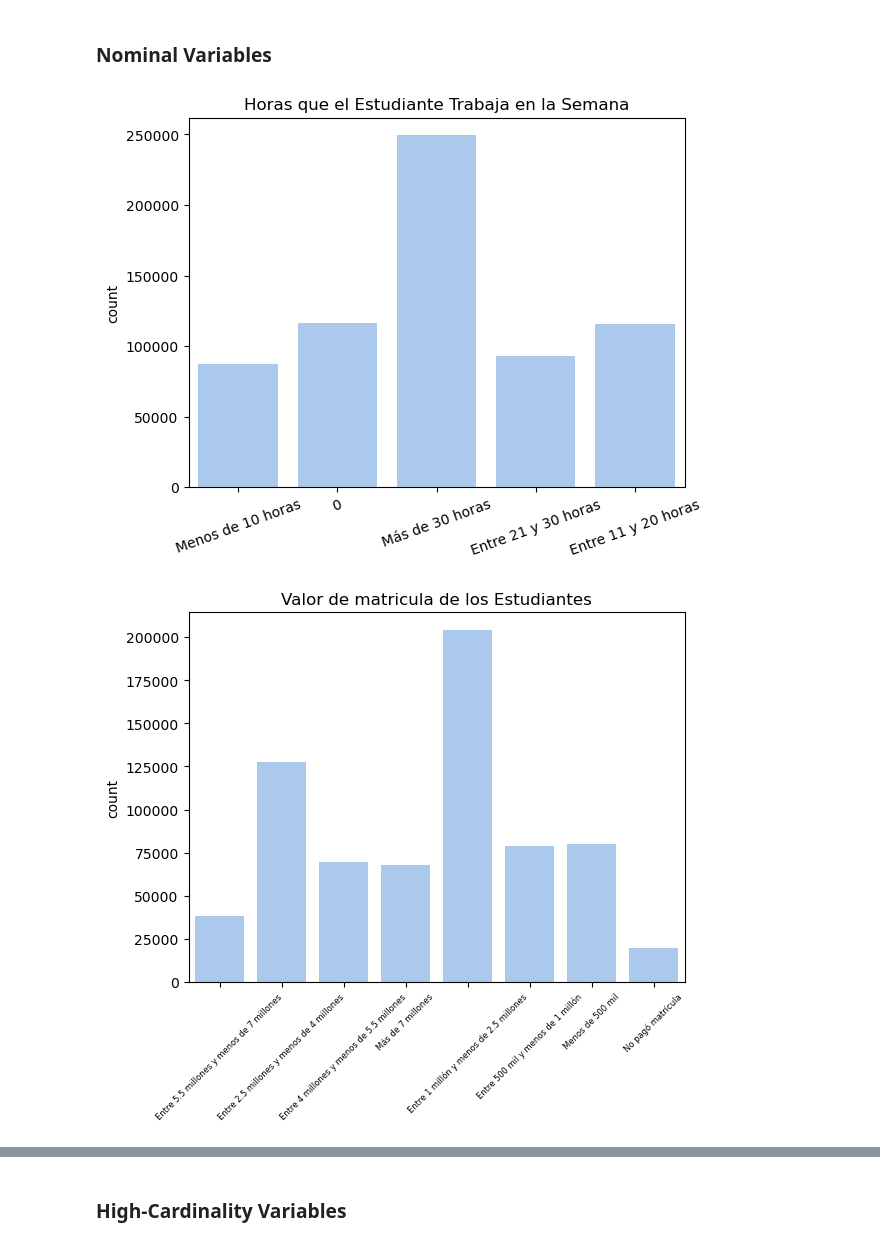
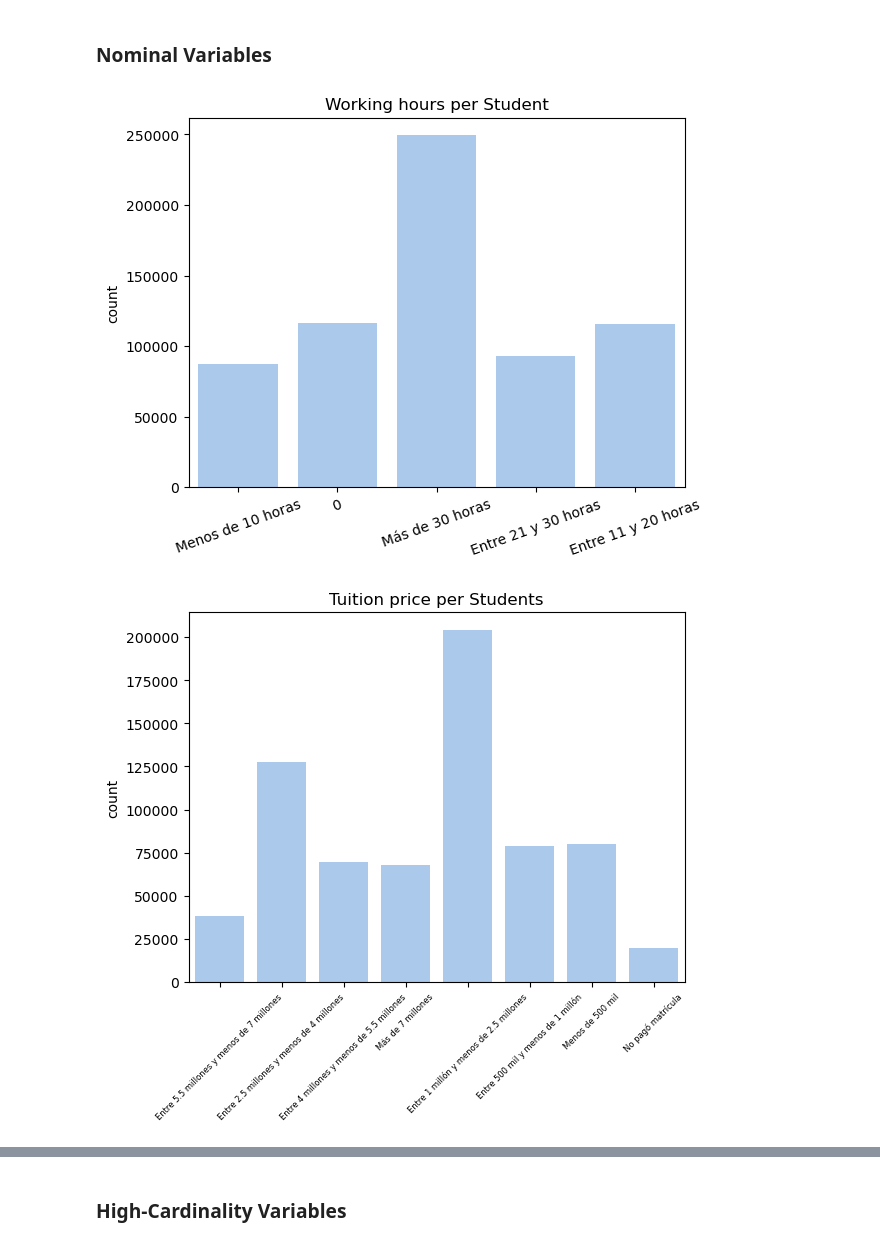
Before and after one commit to itsandregil/saber-pro-prediction, a Jupyter notebook: 01-exploration.ipynb, the cells around one changed output, grey strips where cells are left out. Saved outputs shown, nothing was run; the diff lists cells and outputs as text; code cells hidden in the pictures.

```diff
--- a/01-exploration.ipynb
+++ b/01-exploration.ipynb
@@ -176,19 +178,19 @@ plt.show()
 ### Nominal Variables
 # %%
 sns.countplot(data=df, x="ESTU_HORASSEMANATRABAJA")
-plt.title("Horas que el Estudiante Trabaja en la Semana")
+plt.title("Working hours per Student")
 plt.xlabel("")
 plt.xticks(rotation=20)
 plt.show()
 # %% [output]
-[figure, old version]
+[figure, new version]
 # %%
 sns.countplot(data=df, x="ESTU_VALORMATRICULAUNIVERSIDAD")
-plt.title("Valor de matricula de los Estudiantes")
+plt.title("Tuition price per Students")
 plt.xlabel("")
 plt.xticks(rotation=45, fontsize=6)
 plt.show()
 # %% [output]
-[figure, old version]
+[figure, new version]
 # %%
 sns.countplot(data=df, x="FAMI_ESTRATOVIVIENDA")
```
Also changed, not shown: parts of 9 cells of this notebook, 2 other files.
